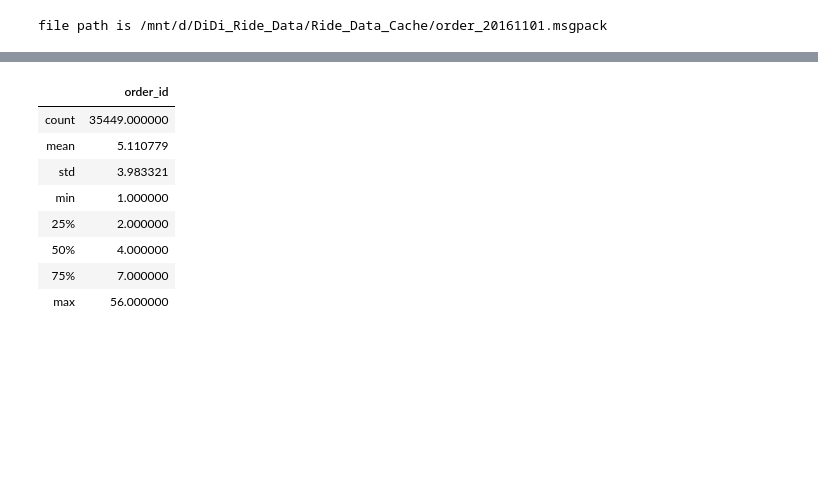
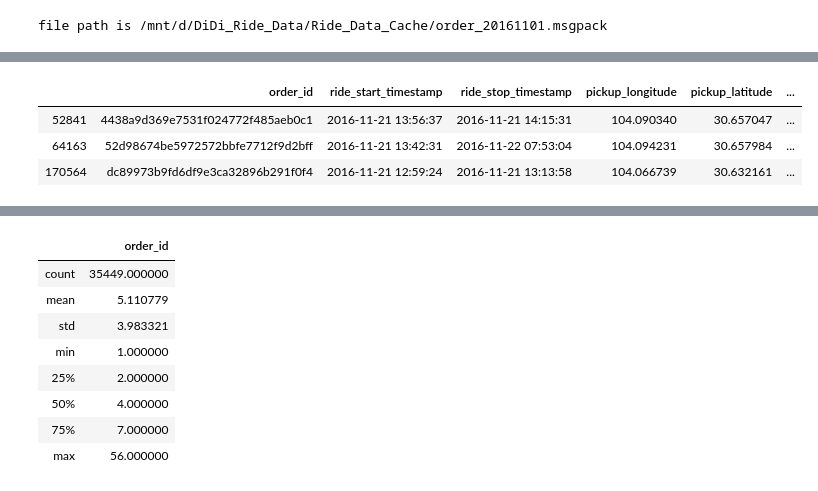
Before and after one commit to ridhi1412/capstone_didi, a Jupyter notebook: EDA_mapplots.ipynb, the cells around one changed output, grey strips where cells are left out. Cells and saved outputs as stored; diff of their text form; code cells hidden in the pictures; blank space fills up the shorter version.

```diff
--- a/EDA_mapplots.ipynb
+++ b/EDA_mapplots.ipynb
@@ -63,3 +48,10 @@ orders
+# %%
+orders[orders.driver_id == '8bcb3fca2eb35d9deaffc274f005d2b8']
+# %% [output]
+|  | order_id | ride_start_timestamp | ride_stop_timestamp | pickup_longitude | pickup_latitude | ... |
+| 52841 | 4438a9d369e7531f024772f485aeb0c1 | 2016-11-21 13:56:37 | 2016-11-21 14:15:31 | 104.090340 | 30.657047 | ... |
+| 64163 | 52d98674be5972572bbfe7712f9d2bff | 2016-11-21 13:42:31 | 2016-11-22 07:53:04 | 104.094231 | 30.657984 | ... |
+| 170564 | dc89973b9fd6df9e3ca32896b291f0f4 | 2016-11-21 12:59:24 | 2016-11-21 13:13:58 | 104.066739 | 30.632161 | ... |
 # %%
 # dropping duplicates
 orders = orders.drop_duplicates()
```
Also changed, not shown: parts of 10 cells of this notebook, 9 other files.
